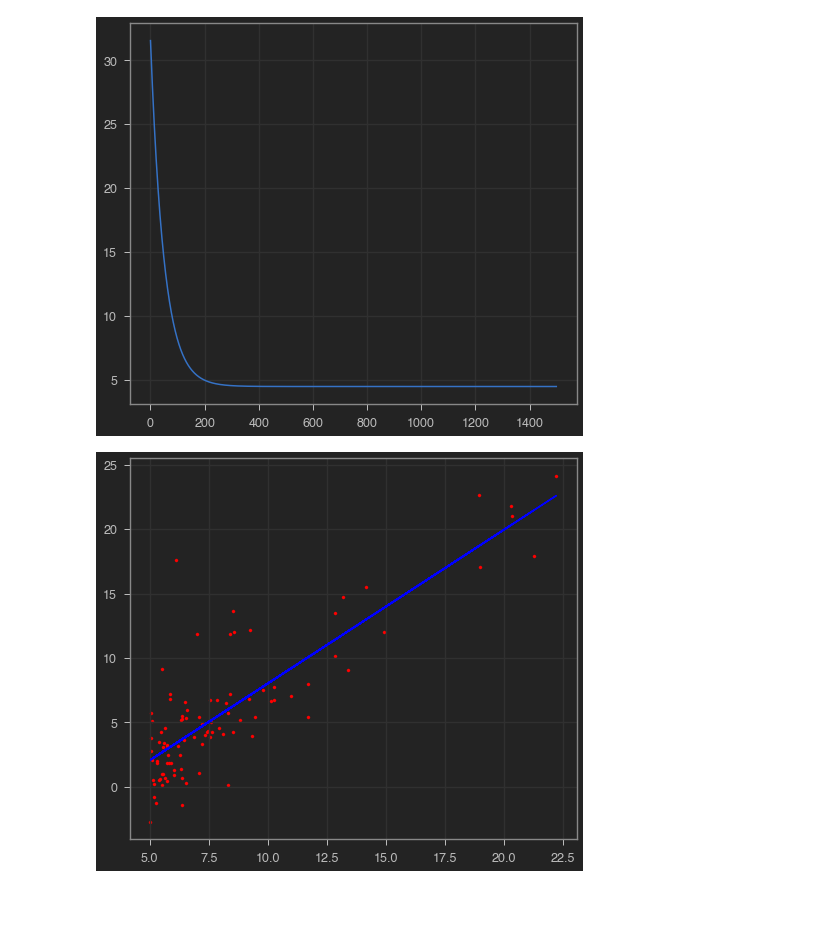
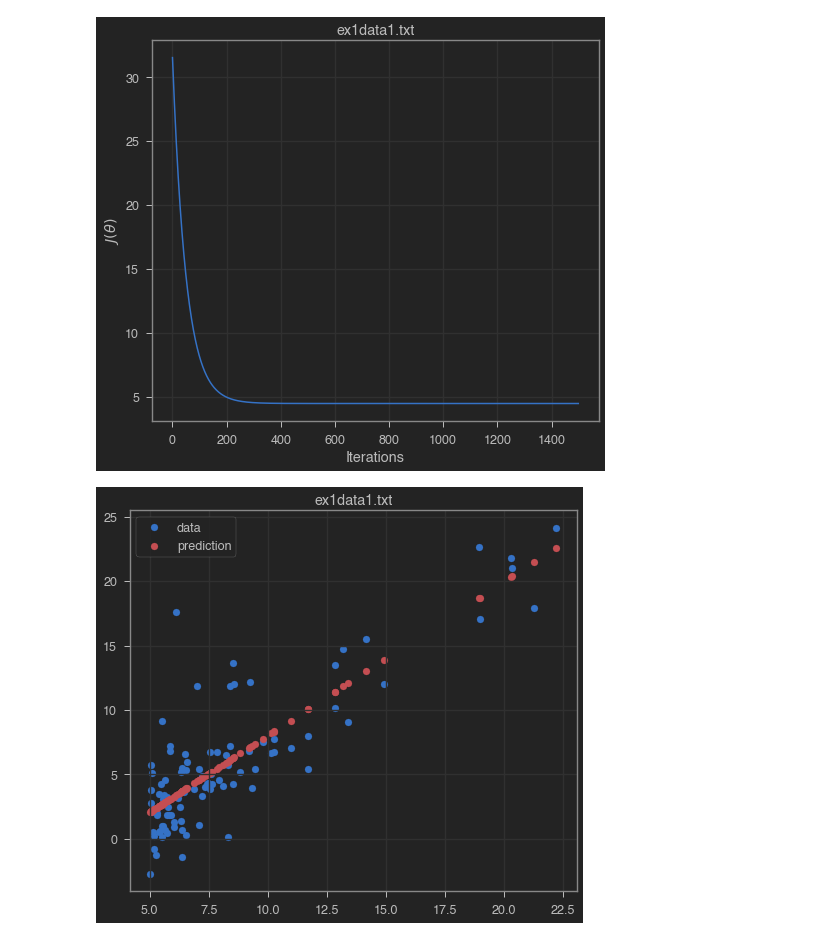
Before and after one commit to vagiedd/Machine-Learning, a Jupyter notebook: ex1/MachineLearning.ipynb, the cells around one changed output. Drawn from its saved outputs; the diff is of its cells as text; code cells hidden in the pictures; blank space fills up the shorter version.

```diff
--- a/ex1/MachineLearning.ipynb
+++ b/ex1/MachineLearning.ipynb
@@ -19,10 +19,13 @@ class LinearRegression:
         for i in range(n):
             X[:,i] = (X[:,i] - mu[i])/(sigma[i] + 1e-100)
         return X,mu,sigma
+    def h(self,X,theta):
+        return X@theta
     def J(self,theta):
         m,n = self.X.shape
         theta = np.array(theta,copy=True)
-        err = self.X@theta - self.y
+        #err = self.X@theta - self.y
+        err = self.h(self.X,theta) - self.y
         j = 1/(2*m)*err@err
         return j
     def GradientDescent(self,alpha,theta=None,steps=1000):
@@ -33,7 +36,8 @@ class LinearRegression:
             theta = np.zeros(n)
         J = []
         for i in range(steps):
-            dJdtheta = 1/m*self.X.T@(self.X@theta-self.y)
+            #dJdtheta = 1/m*self.X.T@(self.X@theta-self.y)
+            dJdtheta = 1/m*self.X.T@(self.h(self.X,theta)-self.y)
             theta = theta - alpha*dJdtheta
             J.append(self.J(theta))
         return theta,np.array(J)
@@ -50,34 +54,31 @@ class LinearRegression:
                 X[:,i] = (X[:,i] - self.mu[i])/(self.sigma[i] + 1e-100)
         X = np.column_stack((np.ones((len(X),1)),X))
         theta = np.array(theta,copy=True)
-        return X@theta
+        return self.h(X,theta)
 # %%
 import matplotlib.pyplot as plt
 from jupyterthemes import jtplot
 jtplot.style(theme="monokai", context="notebook", ticks=True, grid=True)
-with open("ex1data1.txt","rb") as f:
-    data = np.loadtxt(f,delimiter=",")
-X = data[:,0]
-y = data[:,1]
-LR = LinearRegression(X,y,normalize=True)
-theta,J = LR.GradientDescent(0.01,steps=1500)
-theta = LR.NormalEqn()
-plt.plot(J)
-plt.show()
-#print(LR.predict([3.5,7],LR.NormalEqn()))
-plt.scatter(X,y,s=10,color="red")
-plt.plot(X,LR.predict(X,theta),color="blue")
-plt.show()
 
-with open("ex1data2.txt","rb") as f:
-    data = np.loadtxt(f,delimiter=",")
-X = data[:,0:2]
-y = data[:,2]
-LR = LinearRegression(X,y,normalize=True)
-theta,J = LR.GradientDescent(0.1,steps=400)
-theta = LR.NormalEqn()
-plt.plot(J[0:50])
-plt.show()
+file = ["ex1data1.txt","ex1data2.txt"]
+for _file in file:
+    with open(_file,"rb") as f:
+        data = np.loadtxt(f,delimiter=",")
+    X = data[:,0:-1]
+    y = data[:,-1]
+    LR = LinearRegression(X,y,normalize=True)
+    theta,J = LR.GradientDescent(0.01,steps=1500)
+    theta = LR.NormalEqn()
+    fig,ax = plt.subplots()
+    ax.set(xlabel="Iterations",ylabel=r"$J(\theta)$",title=_file)
+    ax.plot(J)
+    plt.show()
+    plt.scatter(X[:,0],y,label="data")
+    plt.scatter([],[])
+    plt.scatter(X[:,0],LR.predict(X,theta),label="prediction")
+    plt.title(_file)
+    plt.legend()
+    plt.show()
 # %% [output]
-[figure, old version]
+[figure, new version]
-[figure, old version]
+[figure, new version]
```
Also changed, not shown: parts of 1 cell of this notebook.
